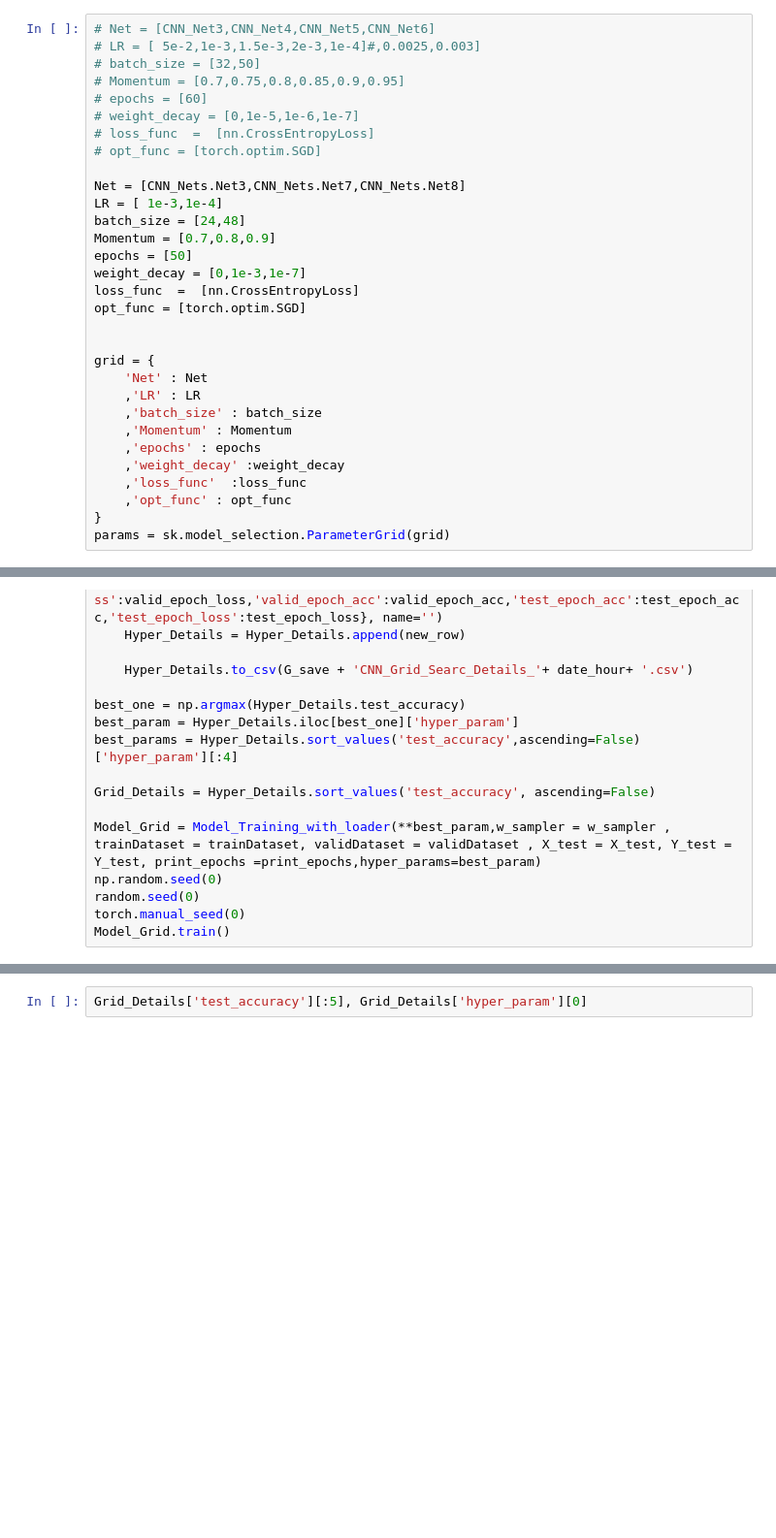
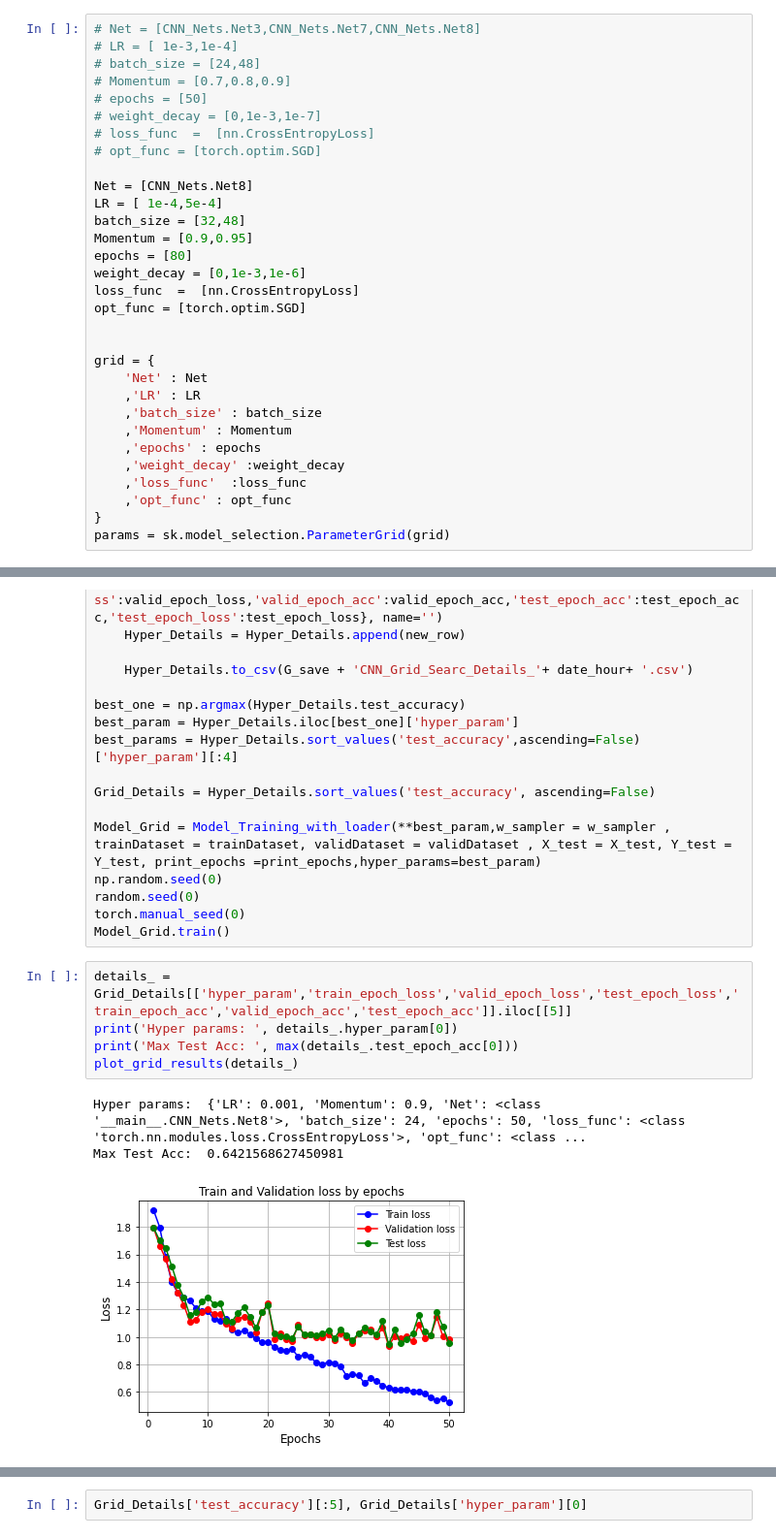
Before and after one commit to sepandms/SkinCare, a Jupyter notebook: CNN_280x210.ipynb, the cells around one changed output, grey strips where cells are left out. Shown at 97% size. Cells and saved outputs as stored; diff of their text form; blank space fills up the shorter version.

```diff
--- a/CNN_280x210.ipynb
+++ b/CNN_280x210.ipynb
@@ -586,21 +800,21 @@ testDataset = dset(input_data[2], labels[2])
 # %% [markdown]
 # **Model by Grid**
 # %%
-# Net = [CNN_Net3,CNN_Net4,CNN_Net5,CNN_Net6]
-# LR = [ 5e-2,1e-3,1.5e-3,2e-3,1e-4]#,0.0025,0.003]
-# batch_size = [32,50]
-# Momentum = [0.7,0.75,0.8,0.85,0.9,0.95]
-# epochs = [60]
-# weight_decay = [0,1e-5,1e-6,1e-7]
+# Net = [CNN_Nets.Net3,CNN_Nets.Net7,CNN_Nets.Net8]
+# LR = [ 1e-3,1e-4]
+# batch_size = [24,48]
+# Momentum = [0.7,0.8,0.9]
+# epochs = [50]
+# weight_decay = [0,1e-3,1e-7]
 # loss_func  =  [nn.CrossEntropyLoss]
 # opt_func = [torch.optim.SGD]
 
-Net = [CNN_Nets.Net3,CNN_Nets.Net7,CNN_Nets.Net8]
-LR = [ 1e-3,1e-4]
-batch_size = [24,48]
-Momentum = [0.7,0.8,0.9]
-epochs = [50]
-weight_decay = [0,1e-3,1e-7]
+Net = [CNN_Nets.Net8]
+LR = [ 1e-4,5e-4]
+batch_size = [32,48]
+Momentum = [0.9,0.95]
+epochs = [80]
+weight_decay = [0,1e-3,1e-6]
 loss_func  =  [nn.CrossEntropyLoss]
 opt_func = [torch.optim.SGD]
 
@@ -670,3 +884,12 @@ np.random.seed(0)
 random.seed(0)
 torch.manual_seed(0)
 Model_Grid.train()
+# %%
+details_ = Grid_Details[['hyper_param','train_epoch_loss','valid_epoch_loss','test_epoch_loss','train_epoch_acc','valid_epoch_acc','test_epoch_acc']].iloc[[5]]
+print('Hyper params: ', details_.hyper_param[0])
+print('Max Test Acc: ', max(details_.test_epoch_acc[0]))
+plot_grid_results(details_)
+# %% [output]
+Hyper params:  {'LR': 0.001, 'Momentum': 0.9, 'Net': <class '__main__.CNN_Nets.Net8'>, 'batch_size': 24, 'epochs': 50, 'loss_func': <class 'torch.nn.modules.loss.CrossEntropyLoss'>, 'opt_func': <class ...
+Max Test Acc:  0.6421568627450981
+[figure, added]
```
Also changed, not shown: parts of 11 cells of this notebook.
